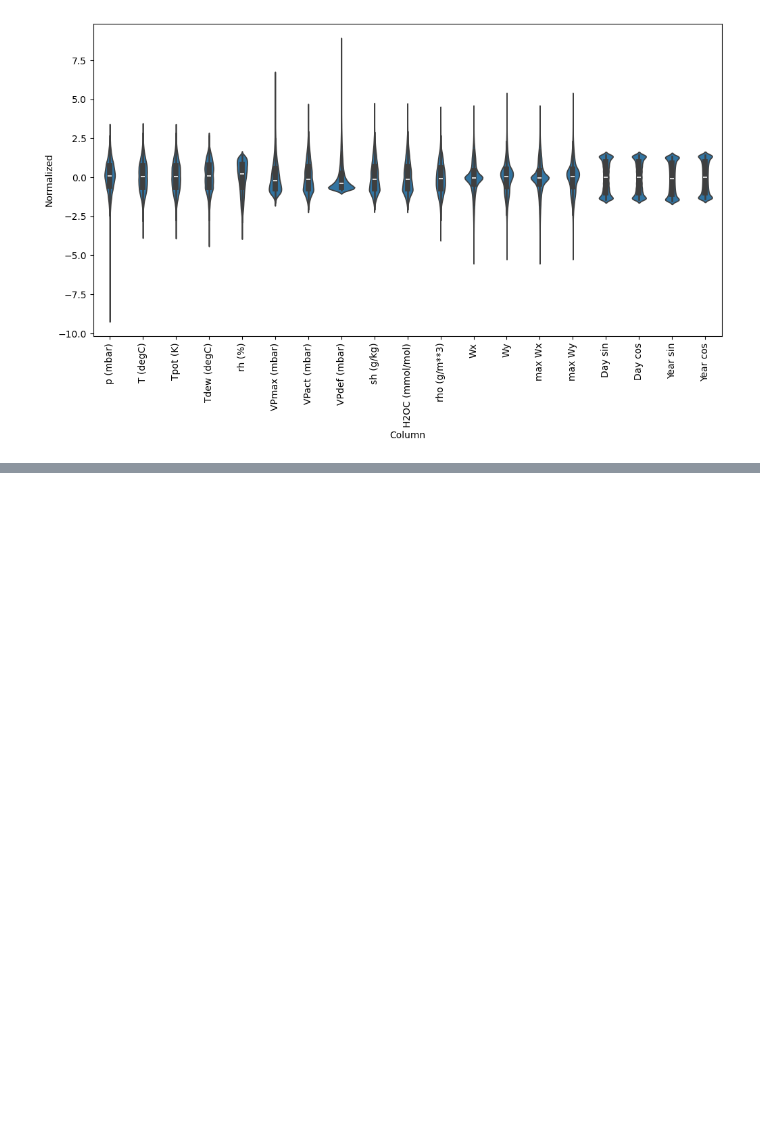
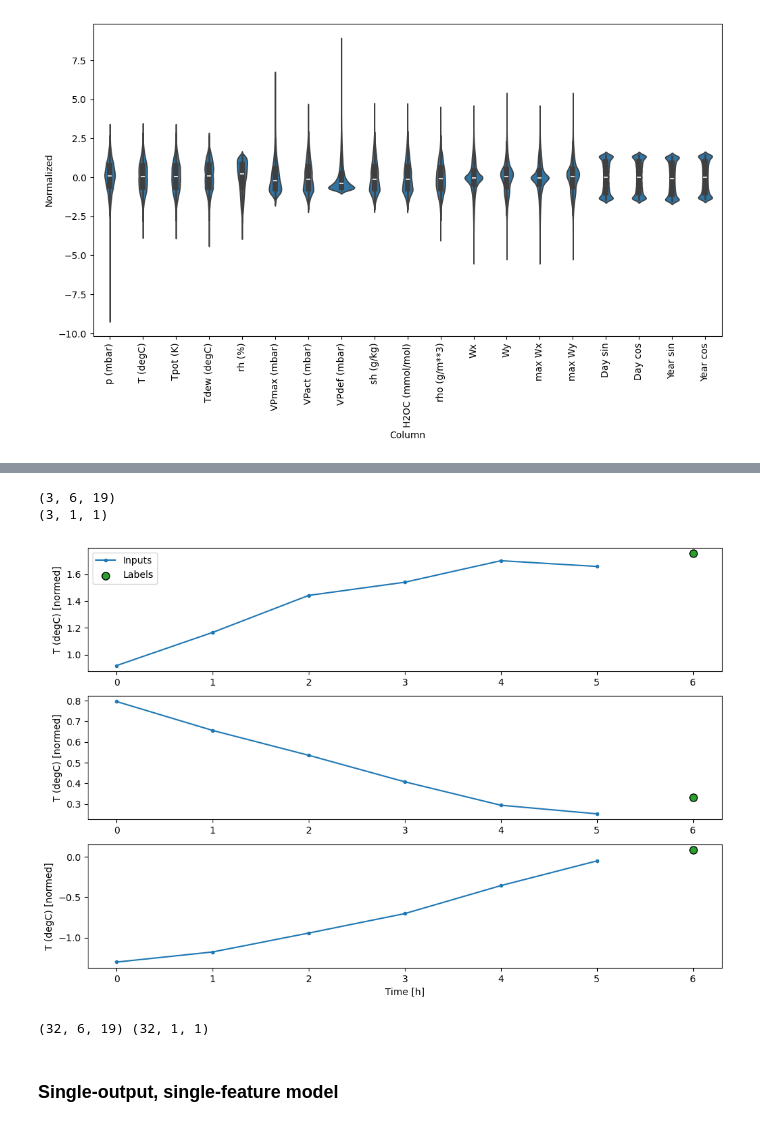
Before and after one commit to robetatis/study_notes_ml, a Jupyter notebook: weather.ipynb, the cells around one changed output, grey strips where cells are left out. Drawn from its saved outputs; the diff is of its cells as text; code cells hidden in the pictures; blank space fills up the shorter version.

```diff
--- a/weather.ipynb
+++ b/weather.ipynb
@@ -209 +272,28 @@ Label columns = ['T (degC)']
+# %%
+w = WindowGenerator(input_width=6, label_width=1, offset=1,label_columns=['T (degC)'])
+
+example_window = tf.stack(
+    [np.array(train_df[:w.total_window_size]),
+    np.array(train_df[100:100 + w.total_window_size]),
+    np.array(train_df[200:200 + w.total_window_size])
+])
+
+example_inputs, example_labels = w.split_window(example_window)
+
+print(example_inputs.shape)
+print(example_labels.shape)
+# %% [output]
+(3, 6, 19)
+(3, 1, 1)
+# %%
+w.plot()
+# %% [output]
+[figure, added]
+# %%
+for inputs, labels in w.train_ds.take(1):
+    print(inputs.shape, labels.shape)
+# %% [output]
+(32, 6, 19) (32, 1, 1)
+# %% [markdown]
+### **Single-output, single-feature model**
 # %%
```
Also changed, not shown: parts of 7 cells of this notebook.
